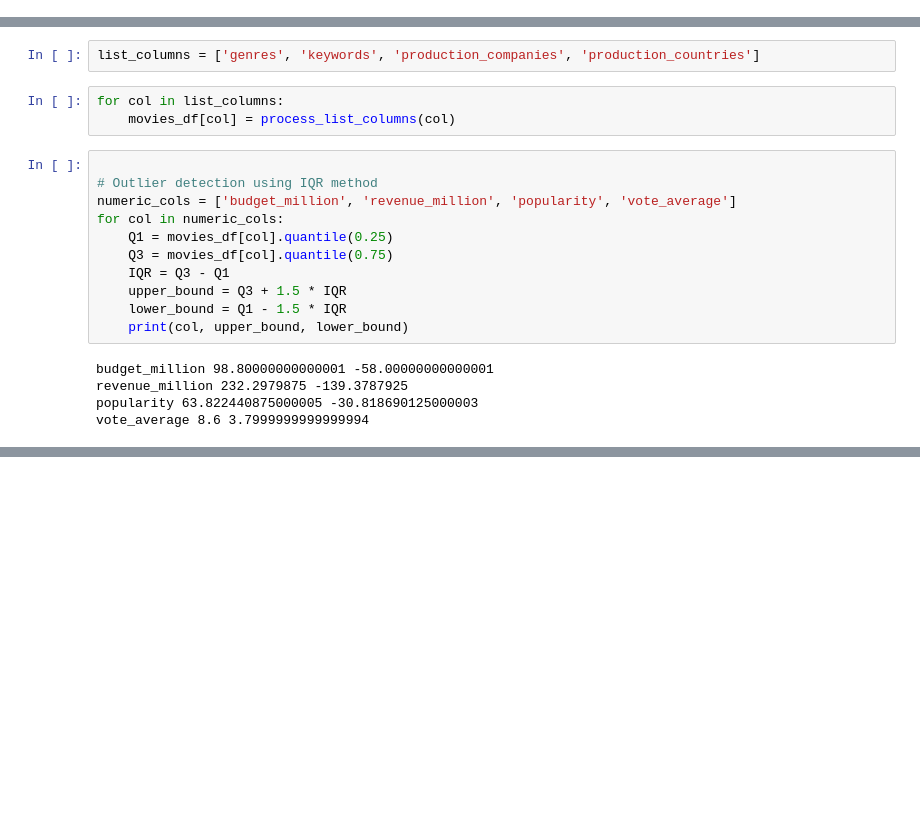
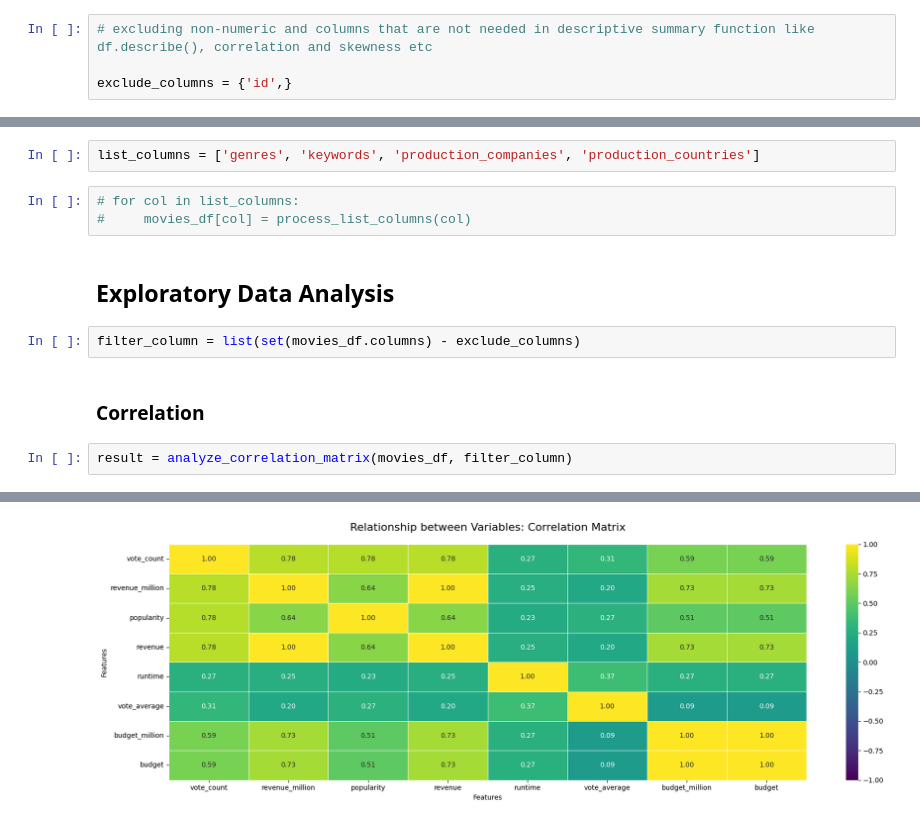
Before and after one commit to pandey-rakshit/Hybrid-Recommendation-System, a Jupyter notebook: notebooks/01_data_exploration.ipynb, the cells around one changed output, grey strips where cells are left out. Cells and saved outputs as stored; diff of their text form; blank space fills up the shorter version.

```diff
--- a/notebooks/01_data_exploration.ipynb
+++ b/notebooks/01_data_exploration.ipynb
@@ -121,6 +134,10 @@ movies_df[movies_df['runtime'].isna()]
 |  | budget | genres | homepage | id | keywords | original_language | original_title | overview | ... |
 | 2656 | 15000000 | [{"id": 18, "name": "Drama"}] | NaN | 370980 | [{"id": 717, "name": "pope"}, {"i... | it | Chiamatemi Francesco - Il Papa de... | NaN | ... |
 | 4140 | 2 | [{"id": 99, "name": "Documentary"}] | NaN | 459488 | [{"id": 6027, "name": "music"}, {... | en | To Be Frank, Sinatra at 100 | NaN | ... |
+# %%
+# excluding non-numeric and columns that are not needed in descriptive summary function like df.describe(), correlation and skewness etc
+
+exclude_columns = {'id',}
 # %%
 movies_df.drop(columns=['homepage'], inplace=True)
 # %%
@@ -148,21 +165,14 @@ def process_list_columns(column):
 # %%
 list_columns = ['genres', 'keywords', 'production_companies', 'production_countries']
 # %%
-for col in list_columns:
-    movies_df[col] = process_list_columns(col)
+# for col in list_columns:
+#     movies_df[col] = process_list_columns(col)
-# %%
-
-# Outlier detection using IQR method
-numeric_cols = ['budget_million', 'revenue_million', 'popularity', 'vote_average']
-for col in numeric_cols:
-    Q1 = movies_df[col].quantile(0.25)
-    Q3 = movies_df[col].quantile(0.75)
-    IQR = Q3 - Q1
-    upper_bound = Q3 + 1.5 * IQR
-    lower_bound = Q1 - 1.5 * IQR
-    print(col, upper_bound, lower_bound)
-# %% [output]
-budget_million 98.80000000000001 -58.00000000000001
-revenue_million 232.2979875 -139.3787925
-popularity 63.822440875000005 -30.818690125000003
-vote_average 8.6 3.7999999999999994
+# %% [markdown]
+## Exploratory Data Analysis
+# %%
+filter_column = list(set(movies_df.columns) - exclude_columns)
+# %% [markdown]
+### Correlation
+# %%
+result = analyze_correlation_matrix(movies_df, filter_column)
+# %% [output]
@@ -168,0 +180 @@ vote_average 8.6 3.7999999999999994
+[figure, added]
```
Also changed, not shown: parts of 39 cells of this notebook, 17 other files.
